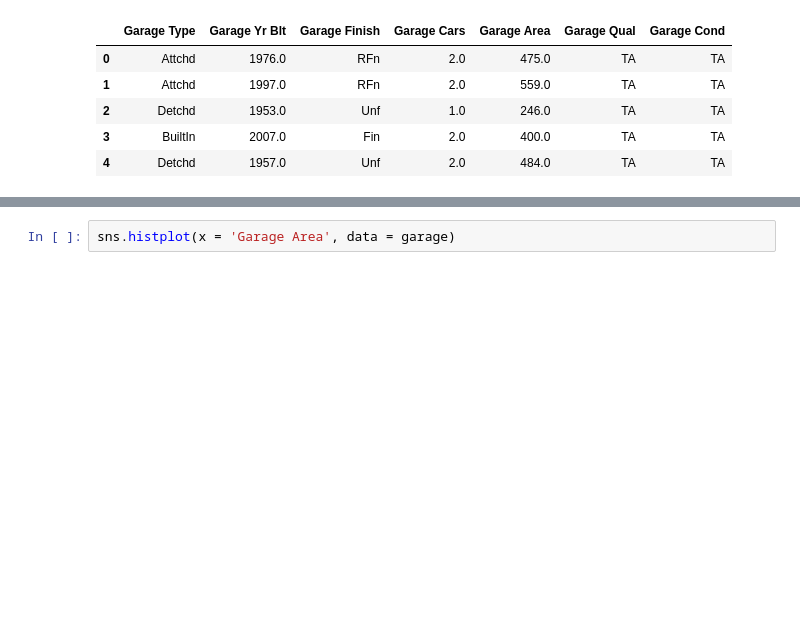
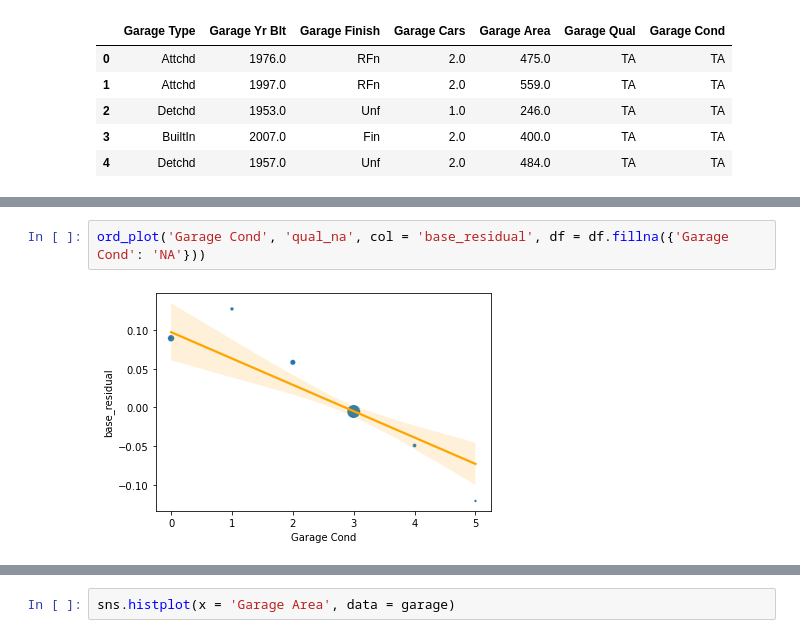
Before and after one commit to stevenlw-porpoise/Ames-Housing-Predictions, a Jupyter notebook: data_wrangling.ipynb, the cells around one changed output, grey strips where cells are left out. Cells and saved outputs as stored; diff of their text form; blank space fills up the shorter version.

```diff
--- a/data_wrangling.ipynb
+++ b/data_wrangling.ipynb
@@ -840,0 +951,4 @@ Name: Garage Cars, dtype: int64
+# %%
+ord_plot('Garage Cond', 'qual_na', col = 'base_residual', df = df.fillna({'Garage Cond': 'NA'}))
+# %% [output]
+[figure, added]
```
Also changed, not shown: parts of 67 cells of this notebook, 1 other file.
